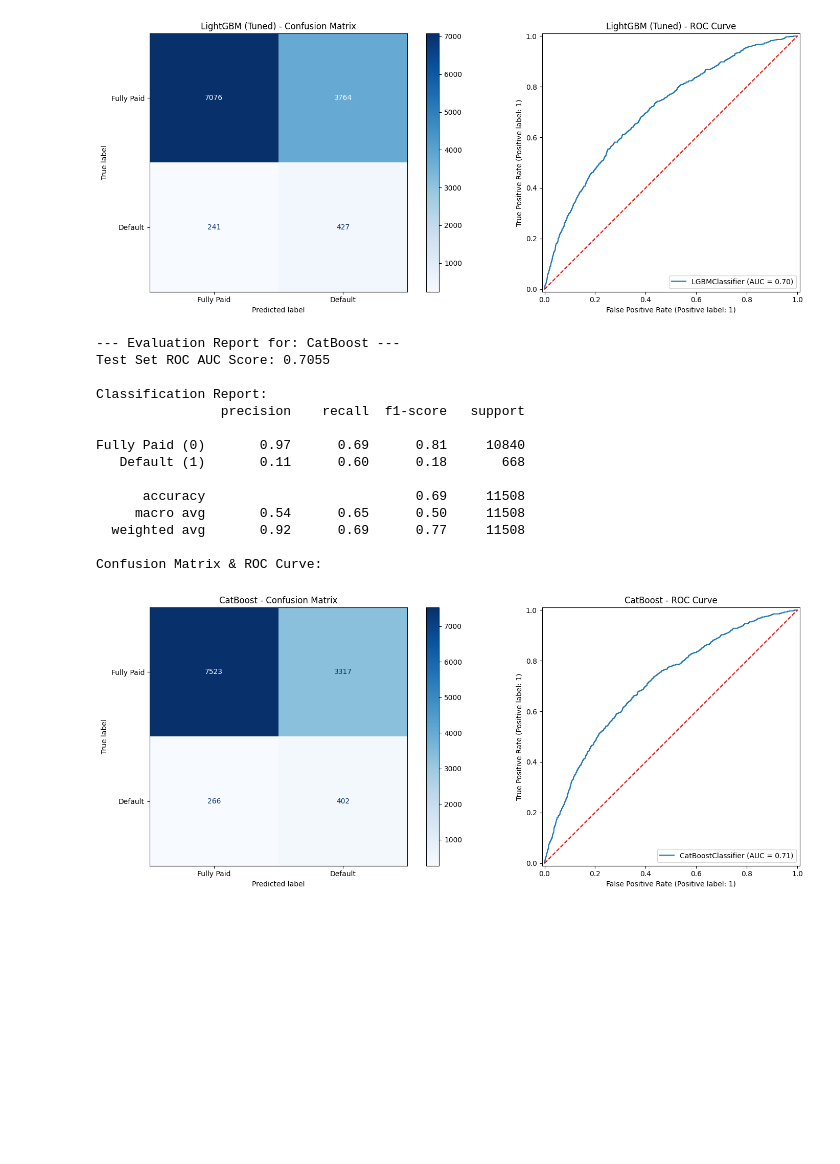
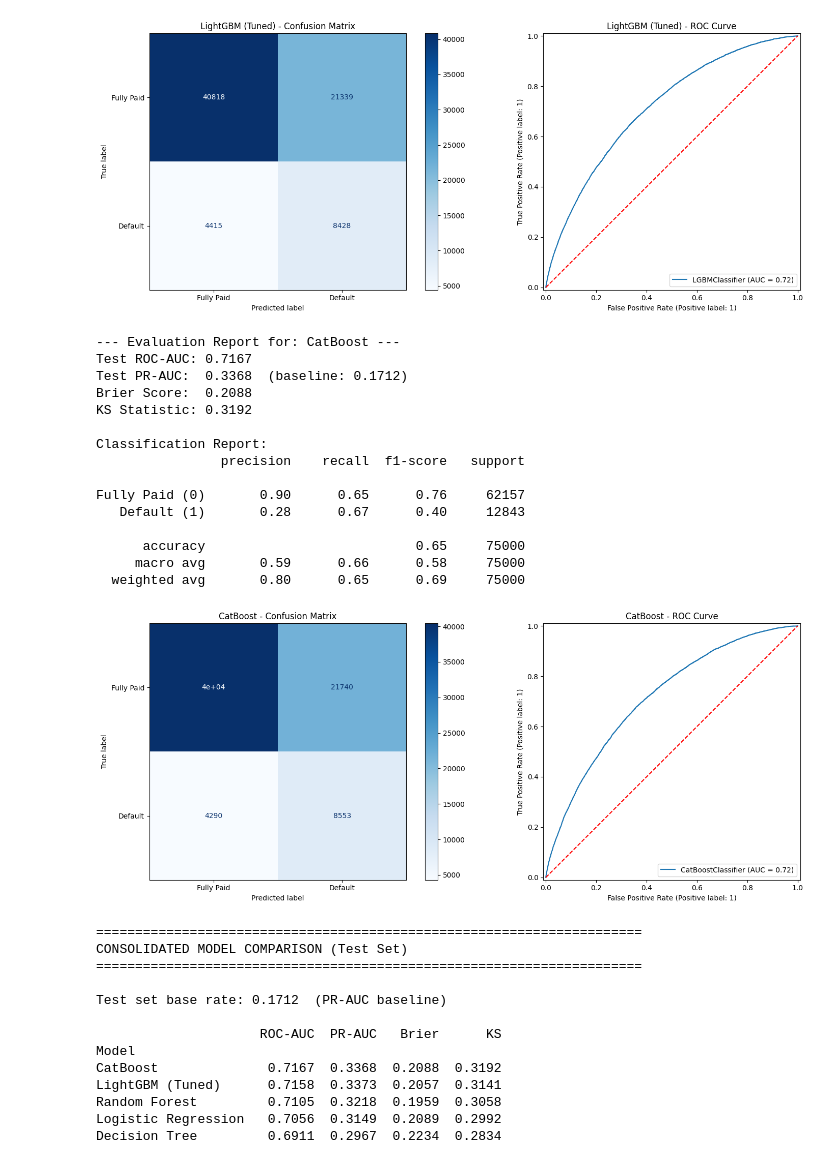
Before and after one commit to am4nsingh/Loan-Default-Prediction, a Jupyter notebook: lending_club_models.ipynb, the cells around one changed output. Drawn from its saved outputs; the diff is of its cells as text; code cells hidden in the pictures; blank space fills up the shorter version.

Commit message:
model results

```diff
--- a/lending_club_models.ipynb
+++ b/lending_club_models.ipynb
@@ -494,5 +587,6 @@ Best LR cross-val ROC AUC: 0.6821310782443123
 # %%
 # --- Model 2: Decision Tree ---
+# FIX (Issue 5): Use TimeSeriesSplit instead of standard K-Fold
 model_dt = DecisionTreeClassifier(class_weight='balanced', random_state=42)
 param_dist_dt = {
     'max_depth': [5, 10, 20, None],
@@ -501,10 +595,10 @@ param_dist_dt = {
     'criterion': ['gini', 'entropy']
 }
 random_search_dt = RandomizedSearchCV(
-    model_dt, param_dist_dt, n_iter=10, cv=5,
+    model_dt, param_dist_dt, n_iter=10, cv=tscv,
     scoring='roc_auc', n_jobs=-1, random_state=42
 )
-print("\nStarting RandomizedSearchCV for Decision Tree...")
+print("\nStarting RandomizedSearchCV for Decision Tree (TimeSeriesSplit)...")
 random_search_dt.fit(X_train_processed, y_train)
 print("Search complete.")
 print("Best DT hyperparameters:", random_search_dt.best_params_)
@@ -734,6 +839,7 @@ Early stopping, best iteration is:
 LightGBM final training complete.
 # %%
 # --- Model 5: CatBoost (Advanced) ---
+# FIX (Issue 2): Early stopping uses VALIDATION set, not test set.
 cat_model = cb.CatBoostClassifier(
     iterations=1000,
     learning_rate=0.02,
@@ -741,14 +847,15 @@ cat_model = cb.CatBoostClassifier(
     eval_metric='AUC',
     random_seed=42,
     early_stopping_rounds=100,
-    verbose=100
+    verbose=100,
+    task_type='GPU'
 )
 
-print("\nStarting CatBoost training...")
+print("\nStarting CatBoost training (GPU)...")
 cat_model.fit(
     X_train_gb,
-    y_train_gb.values,
-    eval_set=(X_test_gb, y_test_gb.values),
+    y_train.values,
+    eval_set=(X_val_gb, y_val.values),
     cat_features=categorical_features_for_boost
 )
 print("CatBoost training complete.")
@@ -769,9 +879,21 @@ CatBoost training complete.
 # %%
-# --- 7. Model Evaluation (All Models) ---
-print("\n\n--- COMPREHENSIVE MODEL EVALUATION ---")
-evaluate_model(best_lr_model, X_test_processed, y_test, "Logistic Regression")
-evaluate_model(best_dt_model, X_test_processed, y_test, "Decision Tree")
-evaluate_model(best_rf_model, X_test_processed, y_test, "Random Forest")
-evaluate_model(lgbm, X_test_gb, y_test, "LightGBM (Tuned)")
-evaluate_model(cat_model, X_test_gb, y_test, "CatBoost")
+# --- 7. Model Evaluation (All Models on TEST set — single honest evaluation) ---
+print("\n\n--- COMPREHENSIVE MODEL EVALUATION (HONEST TEST SET) ---")
+all_metrics.append(evaluate_model(best_lr_model, X_test_processed, y_test, "Logistic Regression"))
+all_metrics.append(evaluate_model(best_dt_model, X_test_processed, y_test, "Decision Tree"))
+all_metrics.append(evaluate_model(best_rf_model, X_test_processed, y_test, "Random Forest"))
+all_metrics.append(evaluate_model(lgbm, X_test_gb, y_test, "LightGBM (Tuned)"))
+all_metrics.append(evaluate_model(cat_model, X_test_gb, y_test, "CatBoost"))
+
+# --- Consolidated Model Comparison Table ---
+print("\n\n" + "=" * 70)
+print("CONSOLIDATED MODEL COMPARISON (Test Set)")
+print("=" * 70)
+comparison_df = pd.DataFrame(all_metrics).set_index('Model')
+comparison_df = comparison_df.sort_values('ROC-AUC', ascending=False)
+print(f"\nTest set base rate: {y_test.mean():.4f}  (PR-AUC baseline)")
+print()
+print(comparison_df.to_string())
+print()
+comparison_df
 # %% [output]
@@ -839,16 +965,30 @@ Confusion Matrix & ROC Curve:
-[figure, old version]
+[figure, new version]
 --- Evaluation Report for: CatBoost ---
-Test Set ROC AUC Score: 0.7055
+Test ROC-AUC: 0.7167
+Test PR-AUC:  0.3368  (baseline: 0.1712)
+Brier Score:  0.2088
+KS Statistic: 0.3192
 
 Classification Report:
                 precision    recall  f1-score   support
 
-Fully Paid (0)       0.97      0.69      0.81     10840
-   Default (1)       0.11      0.60      0.18       668
+Fully Paid (0)       0.90      0.65      0.76     62157
+   Default (1)       0.28      0.67      0.40     12843
 
-      accuracy                           0.69     11508
-     macro avg       0.54      0.65      0.50     11508
-  weighted avg       0.92      0.69      0.77     11508
-
-Confusion Matrix & ROC Curve:
+      accuracy                           0.65     75000
+     macro avg       0.59      0.66      0.58     75000
+  weighted avg       0.80      0.65      0.69     75000
-[figure, old version]
+[figure, new version]
+======================================================================
+CONSOLIDATED MODEL COMPARISON (Test Set)
+======================================================================
+
+Test set base rate: 0.1712  (PR-AUC baseline)
+
+                     ROC-AUC  PR-AUC   Brier      KS
+Model
+CatBoost              0.7167  0.3368  0.2088  0.3192
+LightGBM (Tuned)      0.7158  0.3373  0.2057  0.3141
+Random Forest         0.7105  0.3218  0.1959  0.3058
+Logistic Regression   0.7056  0.3149  0.2089  0.2992
+Decision Tree         0.6911  0.2967  0.2234  0.2834
```
Also changed, not shown: parts of 17 cells of this notebook, 24 other files.
